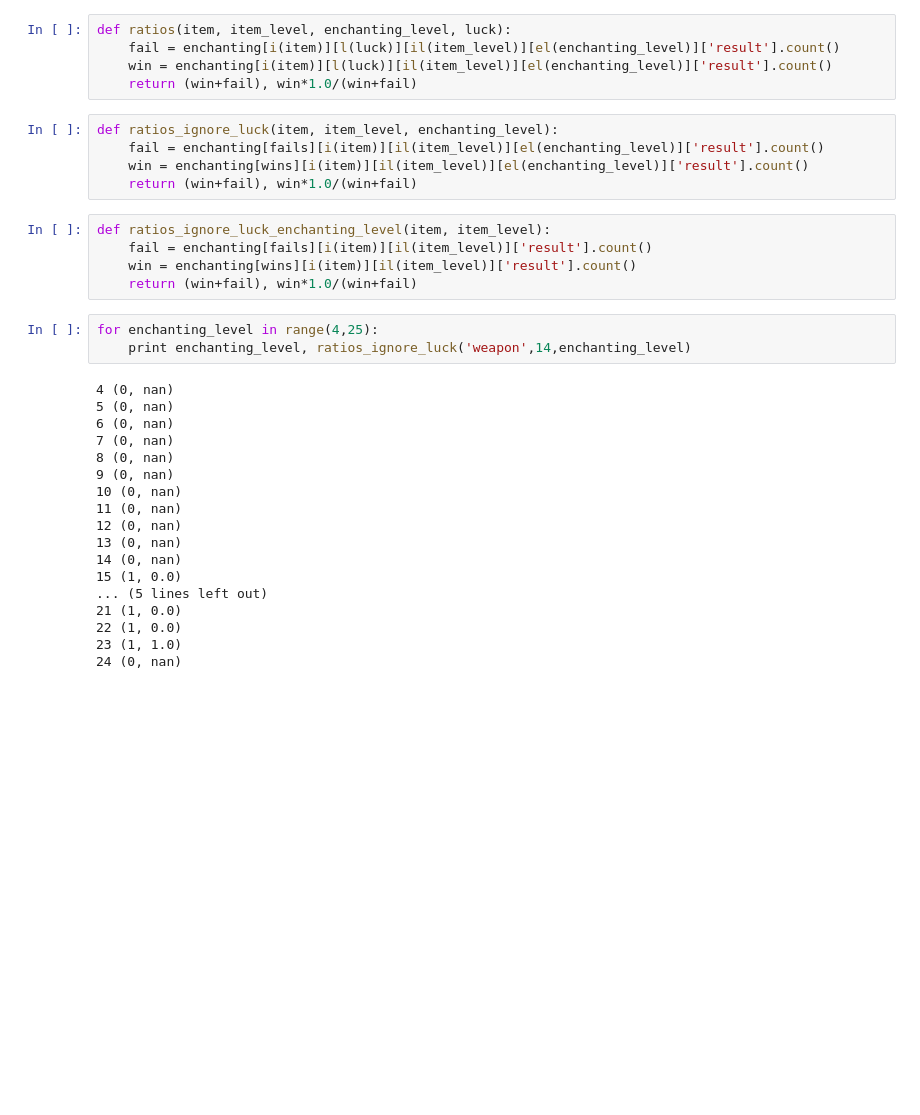
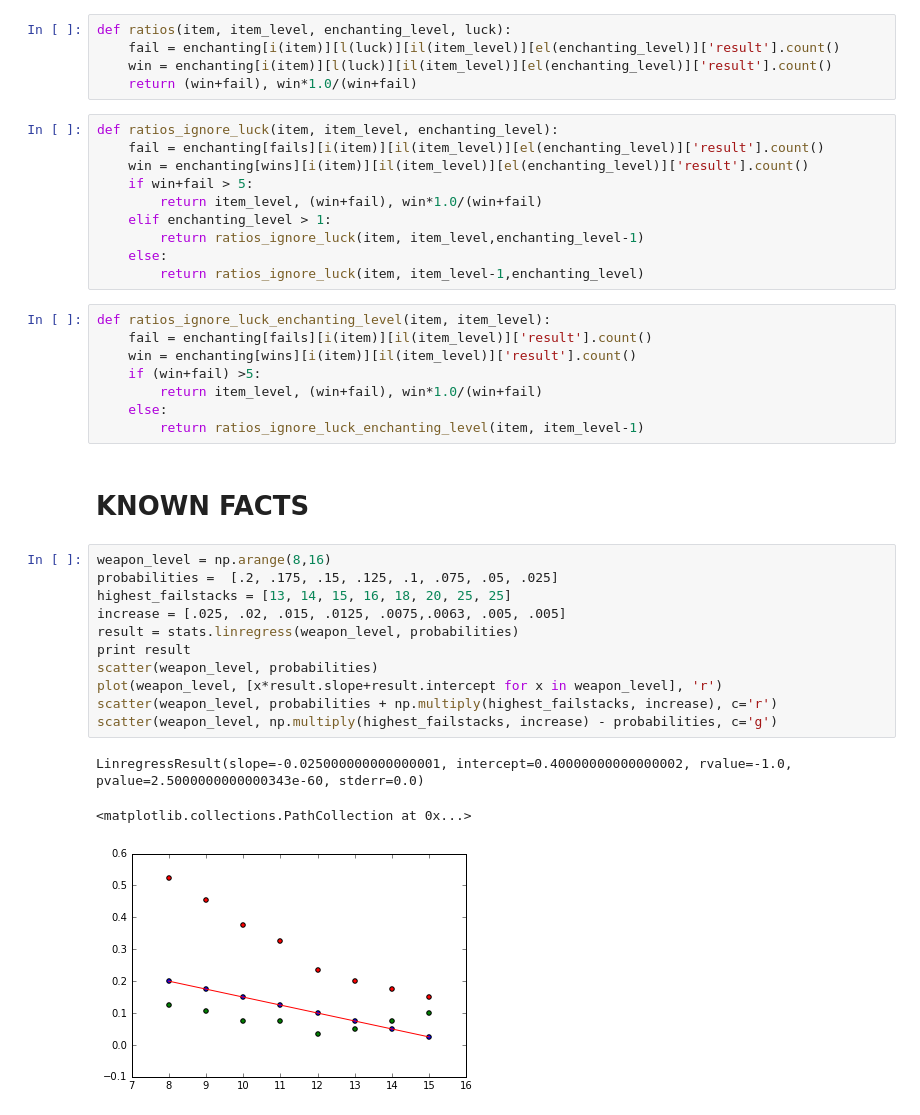
Before and after one commit to clusterzx/blackdesert, a Jupyter notebook: enchanting.ipynb, the cells around one changed output. Cells and saved outputs as stored; diff of their text form; blank space fills up the shorter version.

```diff
--- a/enchanting.ipynb
+++ b/enchanting.ipynb
@@ -38,30 +44,34 @@ def ratios(item, item_level, enchanting_level, luck):
 def ratios_ignore_luck(item, item_level, enchanting_level):
     fail = enchanting[fails][i(item)][il(item_level)][el(enchanting_level)]['result'].count()
     win = enchanting[wins][i(item)][il(item_level)][el(enchanting_level)]['result'].count()
-    return (win+fail), win*1.0/(win+fail)
+    if win+fail > 5:
+        return item_level, (win+fail), win*1.0/(win+fail)
+    elif enchanting_level > 1:
+        return ratios_ignore_luck(item, item_level,enchanting_level-1)
+    else:
+        return ratios_ignore_luck(item, item_level-1,enchanting_level)
 # %%
 def ratios_ignore_luck_enchanting_level(item, item_level):
     fail = enchanting[fails][i(item)][il(item_level)]['result'].count()
     win = enchanting[wins][i(item)][il(item_level)]['result'].count()
-    return (win+fail), win*1.0/(win+fail)
+    if (win+fail) >5:
+        return item_level, (win+fail), win*1.0/(win+fail)
+    else:
+        return ratios_ignore_luck_enchanting_level(item, item_level-1)
-# %%
-for enchanting_level in range(4,25):
-    print enchanting_level, ratios_ignore_luck('weapon',14,enchanting_level)
-# %% [output]
-4 (0, nan)
-5 (0, nan)
-6 (0, nan)
-7 (0, nan)
-8 (0, nan)
-9 (0, nan)
-10 (0, nan)
-11 (0, nan)
-12 (0, nan)
-13 (0, nan)
-14 (0, nan)
-15 (1, 0.0)
-... (5 lines left out)
-21 (1, 0.0)
-22 (1, 0.0)
-23 (1, 1.0)
-24 (0, nan)
+# %% [markdown]
+# KNOWN FACTS
+# %%
+weapon_level = np.arange(8,16)
+probabilities =  [.2, .175, .15, .125, .1, .075, .05, .025]
+highest_failstacks = [13, 14, 15, 16, 18, 20, 25, 25]
+increase = [.025, .02, .015, .0125, .0075,.0063, .005, .005]
+result = stats.linregress(weapon_level, probabilities)
+print result
+scatter(weapon_level, probabilities)
+plot(weapon_level, [x*result.slope+result.intercept for x in weapon_level], 'r')
+scatter(weapon_level, probabilities + np.multiply(highest_failstacks, increase), c='r')
+scatter(weapon_level, np.multiply(highest_failstacks, increase) - probabilities, c='g')
+# %% [output]
+LinregressResult(slope=-0.025000000000000001, intercept=0.40000000000000002, rvalue=-1.0, pvalue=2.5000000000000343e-60, stderr=0.0)
+<matplotlib.collections.PathCollection at 0x...>
+[figure, added]
```
Also changed, not shown: parts of 13 cells of this notebook, 3 other files.
